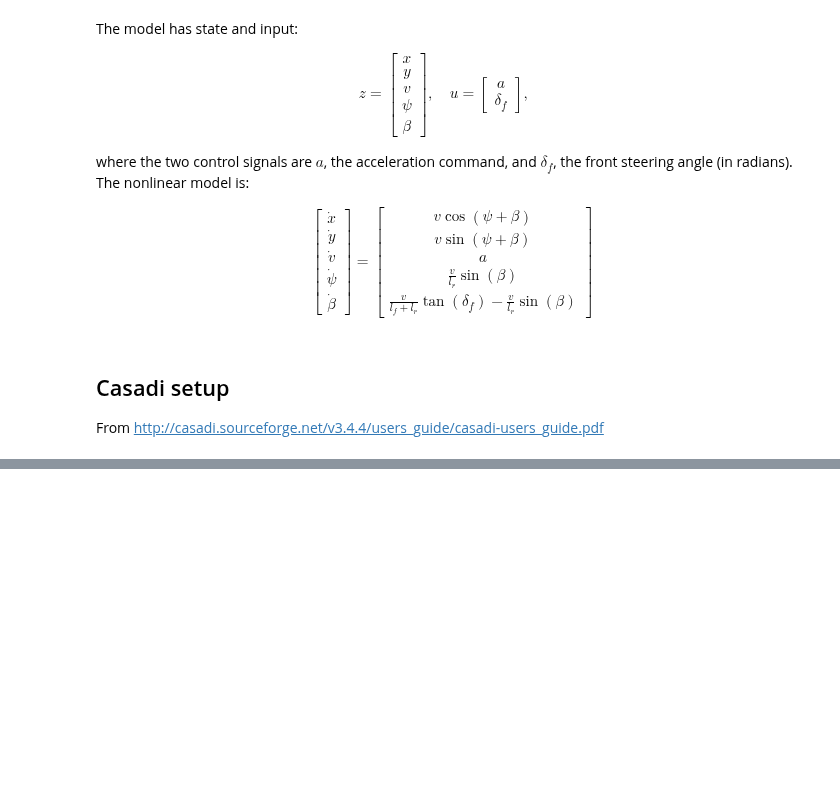
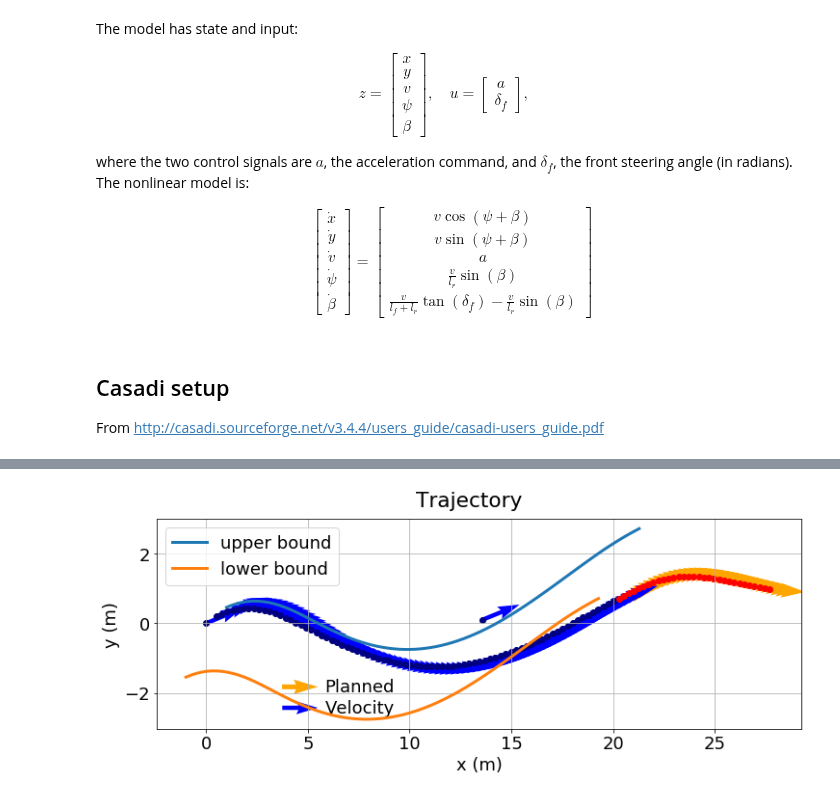
Before and after one commit to elsoroka/AutonomousCarMPC, a Jupyter notebook: nonlinear_mpc_casadi.ipynb, the cells around one changed output, grey strips where cells are left out. Drawn from its saved outputs; the diff is of its cells as text; code cells hidden in the pictures; blank space fills up the shorter version.

```diff
--- a/nonlinear_mpc_casadi.ipynb
+++ b/nonlinear_mpc_casadi.ipynb
@@ -72,12 +121,16 @@ mpcprob = MpcProblem(car,     # casadi.DaeBuilder()
                     )
 uk = [0.0,0.0]
 
-n_runs = 20
+n_runs = 80
 x_plan = np.empty((mpcprob.model.n,n_runs+1))
 u_plan = np.empty((mpcprob.model.m,n_runs))
 x_true = np.empty((mpcprob.model.n,n_runs+1))
 x_true[:,0] = ic
 x_plan[:,0] = ic
+
+boundary_up  = np.empty((n_runs,2))
+boundary_low = np.empty((n_runs,2))
+
 
 for k in range(n_runs):
     xk_opt, uk_opt = mpcprob.run(x_true[:,k])
@@ -87,9 +140,20 @@ for k in range(n_runs):
         u_plan[i,k] = uk_opt[i][1]
     x_true[:,k+1] = mpcprob.simulate(x_true[:,k], u_plan[:,k])
 
+    '''for k in range(n_runs):
+        boundary_up[k,:] = mpcprob.model.upperbounds_x(k)[0:2]
+        boundary_low[k,:] = mpcprob.model.lowerbounds_x(k)[0:2]
+        plt.plot(boundary_up[:,0], boundary_up[:,1])
+        plt.plot(boundary_low[:,0], boundary_low[:,1])
+        print("\n\n",boundary_up, boundary_low, '\n\n')
+    '''
+    boundary_up[k,:] = mpcprob.model.upperbounds_x(0)[0:2]
+    boundary_low[k,:] = mpcprob.model.lowerbounds_x(0)[0:2]
+
+
     # hack, test changing cost
-    if k > 10:
-        mpcprob.set_cost(100*car.dae.x[0][2]**2)
+    #if k > 10:
+    #    mpcprob.set_cost(100*car.dae.x[0][2]**2)
 
 #for k in range(1,n_runs):
     #print("True:", x_true[:,k])
@@ -126,3 +185,12 @@ plt.show()
+# %%
+x_plt, x_ax = car.plot_x(x_plan, mpcprob.x_opt)
+
+plt.plot(boundary_up[:,0], boundary_up[:,1], label="upper bound")
+plt.plot(boundary_low[:,0], boundary_low[:,1], label="lower bound")
+plt.legend()
+plt.show()
+# %% [output]
+[figure, added]
 # %%
 print("Final state:")
 print("(x,y):", x_plan[0,-1], x_plan[1,-1])
```
Also changed, not shown: parts of 10 cells of this notebook, 2 other files.
